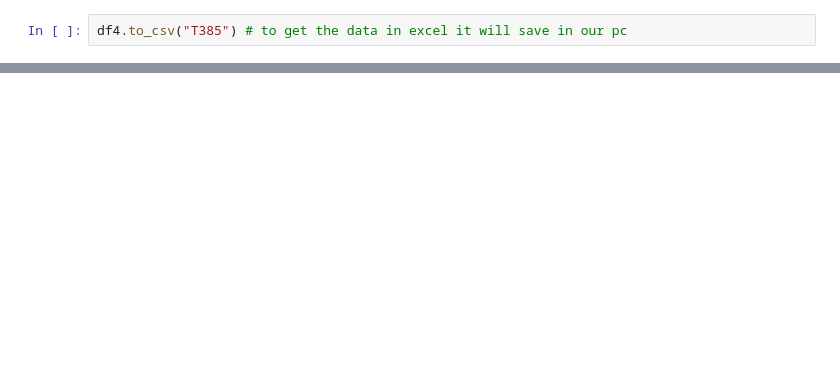
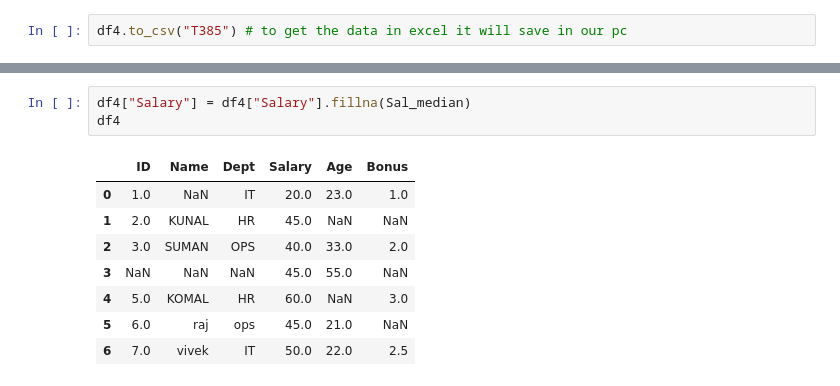
Before and after one commit to kadamshruti1809-droid/python, a Jupyter notebook: Practice.ipynb, the cells around one changed output, grey strips where cells are left out. Drawn from its saved outputs; the diff is of its cells as text; blank space fills up the shorter version.

```diff
--- a/Practice.ipynb
+++ b/Practice.ipynb
@@ -3786,0 +2290,12 @@ df4
+# %%
+df4["Salary"] = df4["Salary"].fillna(Sal_median)
+df4
+# %% [output]
+|  | ID | Name | Dept | Salary | Age | Bonus |
+| 0 | 1.0 | NaN | IT | 20.0 | 23.0 | 1.0 |
+| 1 | 2.0 | KUNAL | HR | 45.0 | NaN | NaN |
+| 2 | 3.0 | SUMAN | OPS | 40.0 | 33.0 | 2.0 |
+| 3 | NaN | NaN | NaN | 45.0 | 55.0 | NaN |
+| 4 | 5.0 | KOMAL | HR | 60.0 | NaN | 3.0 |
+| 5 | 6.0 | raj | ops | 45.0 | 21.0 | NaN |
+| 6 | 7.0 | vivek | IT | 50.0 | 22.0 | 2.5 |
```
Also changed, not shown: parts of 353 cells of this notebook.
